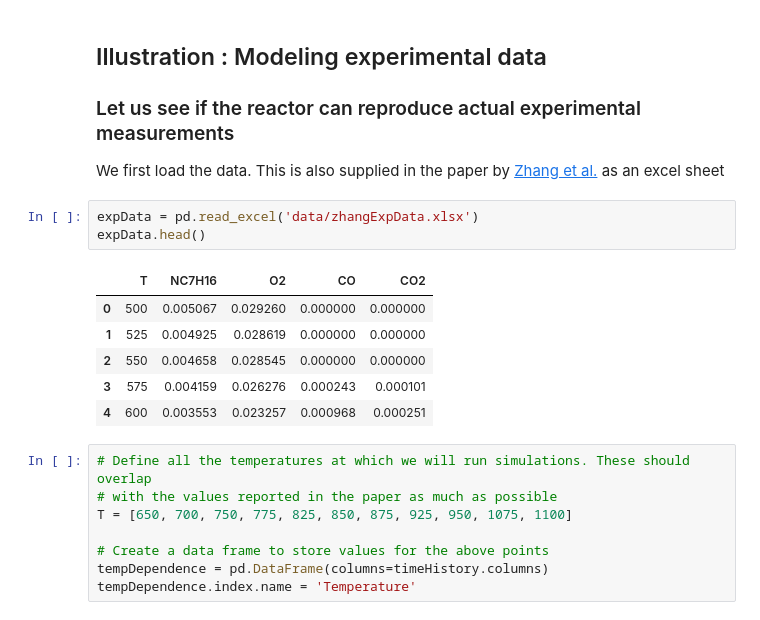
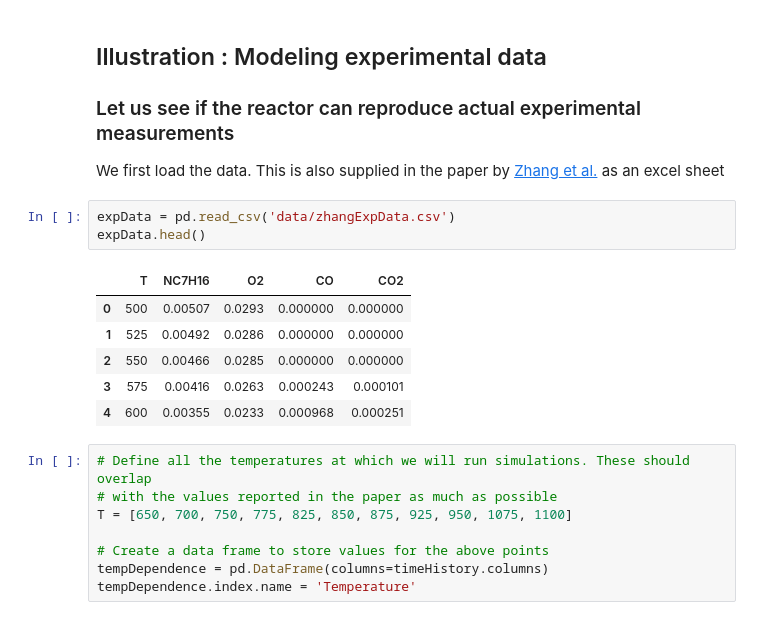
Before and after one commit to Cantera/cantera-jupyter, a Jupyter notebook: reactors/stirred_reactor.ipynb, the cells around one changed output. Saved outputs shown, nothing was run; the diff lists cells and outputs as text.

```diff
--- a/reactors/stirred_reactor.ipynb
+++ b/reactors/stirred_reactor.ipynb
@@ -175,15 +174,15 @@ plt.ylabel(r'$Mole Fraction : X_{CO}$');
 
 We first load the data. This is also supplied in the paper by [Zhang et al.](http://dx.doi.org/10.1016/j.combustflame.2015.08.001) as an excel sheet
 # %%
-expData = pd.read_excel('data/zhangExpData.xlsx')
+expData = pd.read_csv('data/zhangExpData.csv')
 expData.head()
 # %% [output]
 |  | T | NC7H16 | O2 | CO | CO2 |
-| 0 | 500 | 0.005067 | 0.029260 | 0.000000 | 0.000000 |
-| 1 | 525 | 0.004925 | 0.028619 | 0.000000 | 0.000000 |
-| 2 | 550 | 0.004658 | 0.028545 | 0.000000 | 0.000000 |
-| 3 | 575 | 0.004159 | 0.026276 | 0.000243 | 0.000101 |
-| 4 | 600 | 0.003553 | 0.023257 | 0.000968 | 0.000251 |
+| 0 | 500 | 0.00507 | 0.0293 | 0.000000 | 0.000000 |
+| 1 | 525 | 0.00492 | 0.0286 | 0.000000 | 0.000000 |
+| 2 | 550 | 0.00466 | 0.0285 | 0.000000 | 0.000000 |
+| 3 | 575 | 0.00416 | 0.0263 | 0.000243 | 0.000101 |
+| 4 | 600 | 0.00355 | 0.0233 | 0.000968 | 0.000251 |
 # %%
 # Define all the temperatures at which we will run simulations. These should overlap
 # with the values reported in the paper as much as possible
```
Also changed, not shown: parts of 8 cells of this notebook, 1 other file.
